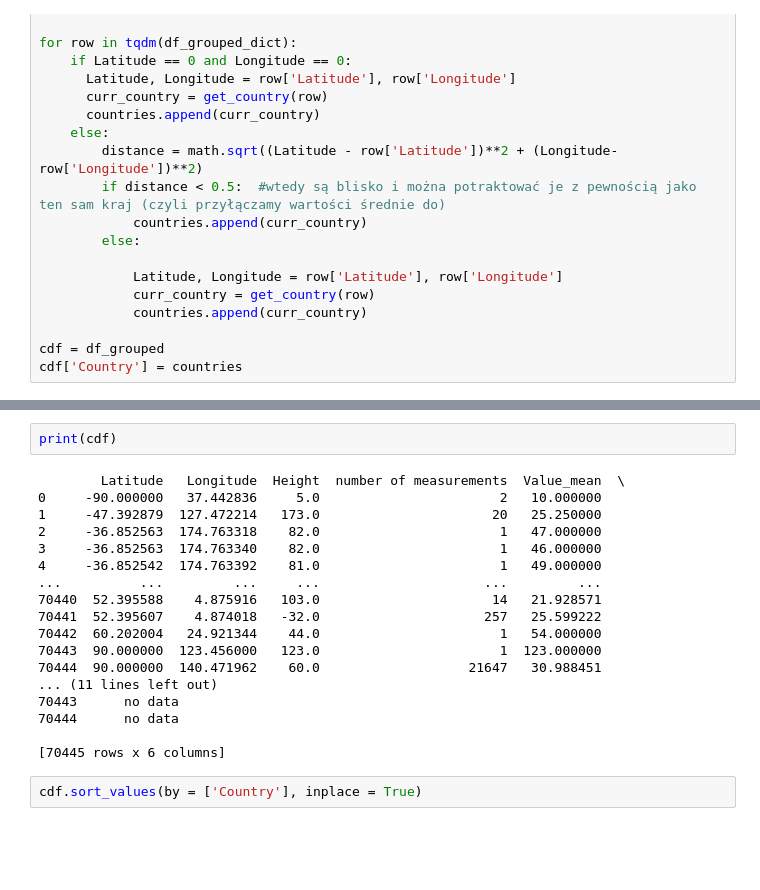
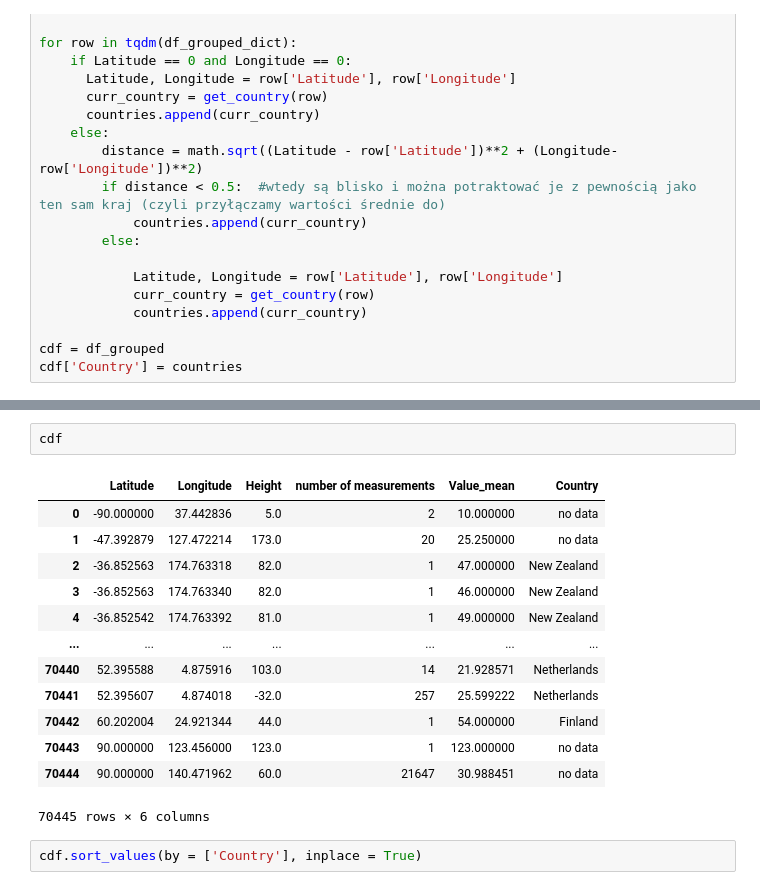
Before and after one commit to FEJTWOW/data_mining, a Jupyter notebook: eksplo5.ipynb, the cells around one changed output, grey strips where cells are left out. Cells and saved outputs as stored; diff of their text form; blank space fills up the shorter version.

```diff
--- a/eksplo5.ipynb
+++ b/eksplo5.ipynb
@@ -93,23 +113,19 @@ cdf['Country'] = countries
 # %%
-print(cdf)
+cdf
 # %% [output]
+|  | Latitude | Longitude | Height | number of measurements | Value_mean | Country |
+| 0 | -90.000000 | 37.442836 | 5.0 | 2 | 10.000000 | no data |
+| 1 | -47.392879 | 127.472214 | 173.0 | 20 | 25.250000 | no data |
+| 2 | -36.852563 | 174.763318 | 82.0 | 1 | 47.000000 | New Zealand |
+| 3 | -36.852563 | 174.763340 | 82.0 | 1 | 46.000000 | New Zealand |
+| 4 | -36.852542 | 174.763392 | 81.0 | 1 | 49.000000 | New Zealand |
+| ... | ... | ... | ... | ... | ... | ... |
+| 70440 | 52.395588 | 4.875916 | 103.0 | 14 | 21.928571 | Netherlands |
+| 70441 | 52.395607 | 4.874018 | -32.0 | 257 | 25.599222 | Netherlands |
+| 70442 | 60.202004 | 24.921344 | 44.0 | 1 | 54.000000 | Finland |
+| 70443 | 90.000000 | 123.456000 | 123.0 | 1 | 123.000000 | no data |
+| 70444 | 90.000000 | 140.471962 | 60.0 | 21647 | 30.988451 | no data |
-        Latitude   Longitude  Height  number of measurements  Value_mean  \
-0     -90.000000   37.442836     5.0                       2   10.000000
-1     -47.392879  127.472214   173.0                      20   25.250000
-2     -36.852563  174.763318    82.0                       1   47.000000
-3     -36.852563  174.763340    82.0                       1   46.000000
-4     -36.852542  174.763392    81.0                       1   49.000000
-...          ...         ...     ...                     ...         ...
-70440  52.395588    4.875916   103.0                      14   21.928571
-70441  52.395607    4.874018   -32.0                     257   25.599222
-70442  60.202004   24.921344    44.0                       1   54.000000
-70443  90.000000  123.456000   123.0                       1  123.000000
-70444  90.000000  140.471962    60.0                   21647   30.988451
-... (11 lines left out)
-70443      no data
-70444      no data
-
-[70445 rows x 6 columns]
+70445 rows × 6 columns
 # %%
 cdf.sort_values(by = ['Country'], inplace = True)
 # %%
```
Also changed, not shown: parts of 7 cells of this notebook.
